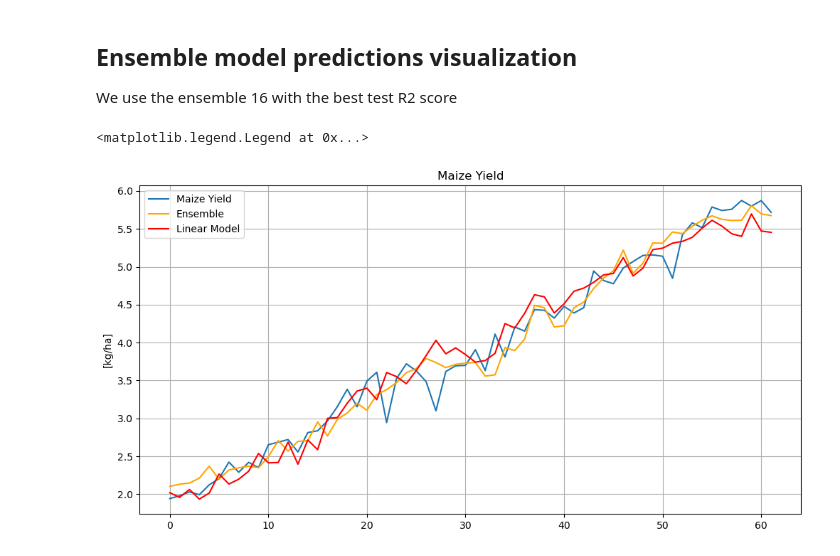
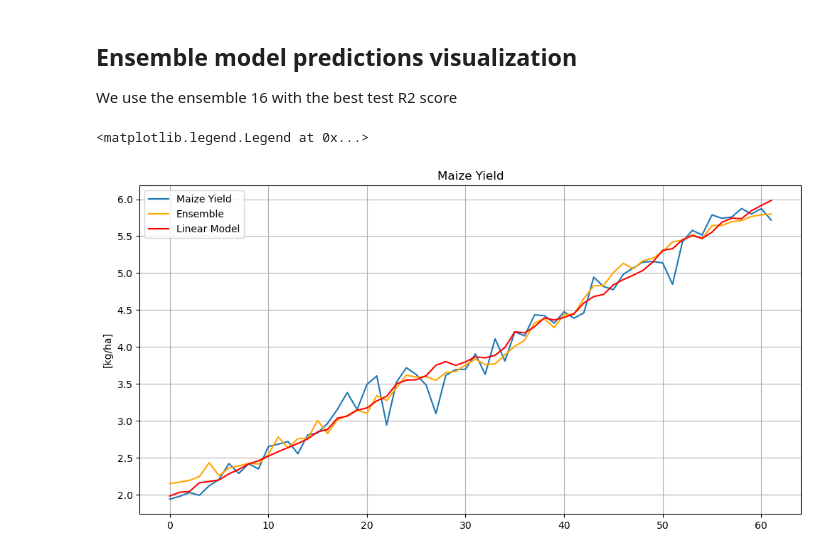
Before and after one commit to luigiselmi/climate, a Jupyter notebook: iia/fao/faostat_global_model.ipynb, the cells around one changed output. Saved outputs shown, nothing was run; the diff lists cells and outputs as text; code cells hidden in the pictures.

```diff
--- a/iia/fao/faostat_global_model.ipynb
+++ b/iia/fao/faostat_global_model.ipynb
@@ -120,3 +124,0 @@ X_train_temp.shape, y_train_temp.shape, X_test.shape, y_test.shape
-# %%
-X_train, X_val, y_train, y_val = train_test_split(X_train_temp, y_train_temp, test_size=0.2, random_state=1)
-X_train.shape, y_train.shape, X_val.shape, y_val.shape
@@ -195,0 +192,2 @@ Validation R2 score: 0.96
+# %%
+ensemble_train_validation(ensemble_members, num_inputs, X, X_train, y_train)
@@ -224,9 +243,7 @@ We build a [linear regression](https://scikit-learn.org/stable/modules/linear_mo
-# %%
-X_train, X_test, y_train, y_test = train_test_split(X_scaled, y_scaled, test_size=0.1, random_state=0)
 # %%
 linear_regr = linear_model.LinearRegression()
 linear_regr.fit(X_train, y_train)
-linear_predictions = linear_regr.predict(X_scaled)
+linear_predictions = linear_regr.predict(X)
 linear_predictions.shape
 # %% [output]
 (62, 1)
@@ -254,19 +266,13 @@ We use the ensemble 16 with the best test R2 score
 # %%
 fig = plt.figure(figsize=(12, 6))
 ax = fig.add_subplot()
 ax.set_title('Maize Yield')
 ax.set_ylabel('[kg/ha]');
 ax.grid(True, which='both')
-#ax.set_xticks(predictions_denorm.index)
-#ax.set_xticklabels(predictions_denorm.index, rotation=70)
-#ax.xaxis.set_major_locator(dates.YearLocator(5))
-#ax.xaxis.set_major_formatter(mdates.DateFormatter('%Y'))
-#maize_yield = global_crop_yield_df['Maize (100g/ha)'] / 10000
-pd_maize_yield, = plt.plot(y / 10000, label='Maize Yield')
-#pd_predictions_best, = plt.plot(best_model_predictions / 10000, label='Best model', color='green')
+pd_maize_yield, = plt.plot(y_tmp / 10000, label='Maize Yield')
 pd_ensemble, = plt.plot(ensemble / 10000, label='Ensemble', color='orange')
 pd_linear, = plt.plot(predictions / 10000, label='Linear Model', color='red')
 plt.legend(handles=[pd_maize_yield, pd_ensemble, pd_linear], loc='upper left')
 # %% [output]
 <matplotlib.legend.Legend at 0x...>
-[figure, old version]
+[figure, new version]
```
Also changed, not shown: parts of 23 cells of this notebook.
